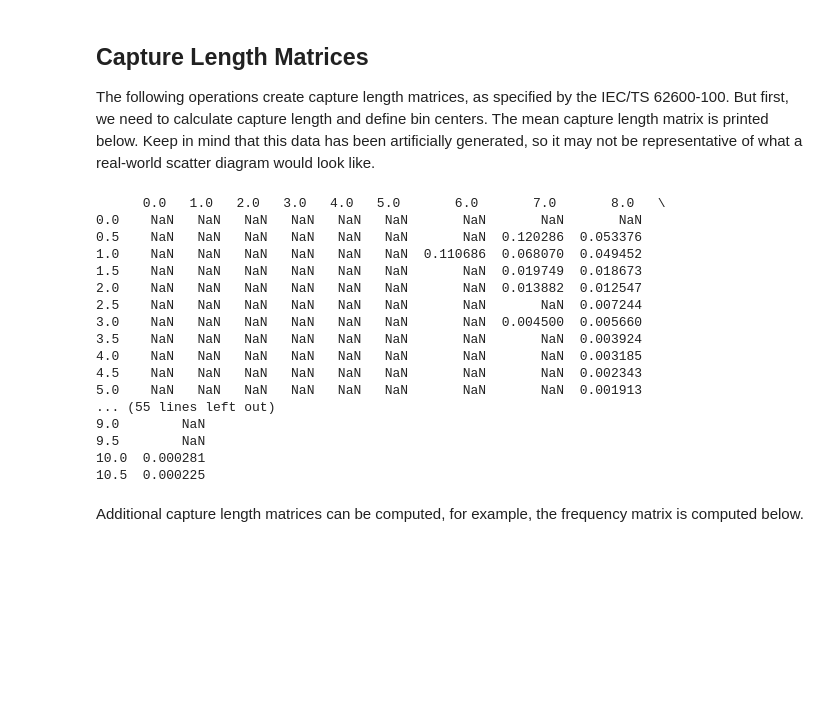
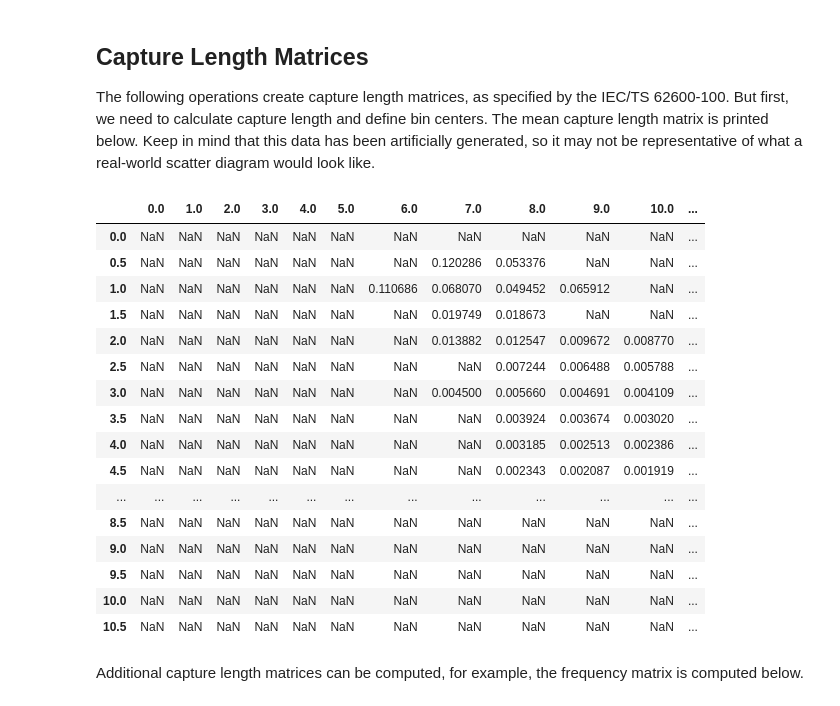
Before and after one commit to MHKiT-Software/MHKiT-Python, a Jupyter notebook: examples/wave_example.ipynb, the cells around one changed output. Saved outputs shown, nothing was run; the diff lists cells and outputs as text; code cells hidden in the pictures; blank space fills up the shorter version.

```diff
--- a/examples/wave_example.ipynb
+++ b/examples/wave_example.ipynb
@@ -92,0 +111,3 @@ For demonstration purposes, this example uses synthetic power data generated fro
+# %%
+ndbc_data = raw_ndbc_data.T  # Transpose raw NDBC data
+ndbc_data.head()
@@ -92,0 +125,3 @@ For demonstration purposes, this example uses synthetic power data generated fro
+# %%
+Te = wave.resource.energy_period(ndbc_data) # Compute the enegy periods from the NDBC spectra data
+Te.head()
@@ -92,0 +175,4 @@ For demonstration purposes, this example uses synthetic power data generated fro
+# %%
+Te = Te.squeeze()          # Convert the energy period DataFrame to a Series.
+J  = J['J']                # Can also convert to Series by calling a specific column in the DataFrame
+Hm0= Hm0['Hm0']
@@ -102,38 +190,38 @@ The following operations create capture length matrices, as specified by the IEC
 # %%
 # Calculate capture length
 L = wave.performance.capture_length(P, J)
 
 # Generate bins for Hm0 and Te
-Hm0_bins = np.arange(0, Hm0.values.max() + .5, .5) # input is start, stop, and step size
+Hm0_bins = np.arange(0, Hm0.values.max() + .5, .5)              # Input format: (start, stop, step_size)
 Te_bins = np.arange(0, Te.values.max() + 1, 1)
 
 # Create capture length matrices using mean, standard deviation, count, min and max statistics
 LM_mean = wave.performance.capture_length_matrix(Hm0, Te, L, 'mean', Hm0_bins, Te_bins)
 LM_std = wave.performance.capture_length_matrix(Hm0, Te, L, 'std', Hm0_bins, Te_bins)
 LM_count = wave.performance.capture_length_matrix(Hm0, Te, L, 'count', Hm0_bins, Te_bins)
 LM_min = wave.performance.capture_length_matrix(Hm0, Te, L, 'min', Hm0_bins, Te_bins)
 LM_max = wave.performance.capture_length_matrix(Hm0, Te, L, 'max', Hm0_bins, Te_bins)
 
-# Print capture length matrices using mean
-print(LM_mean)
+# Show mean capture length matrix
+LM_mean
 # %% [output]
-      0.0   1.0   2.0   3.0   4.0   5.0       6.0       7.0       8.0   \
-0.0    NaN   NaN   NaN   NaN   NaN   NaN       NaN       NaN       NaN
-0.5    NaN   NaN   NaN   NaN   NaN   NaN       NaN  0.120286  0.053376
-1.0    NaN   NaN   NaN   NaN   NaN   NaN  0.110686  0.068070  0.049452
-1.5    NaN   NaN   NaN   NaN   NaN   NaN       NaN  0.019749  0.018673
-2.0    NaN   NaN   NaN   NaN   NaN   NaN       NaN  0.013882  0.012547
-2.5    NaN   NaN   NaN   NaN   NaN   NaN       NaN       NaN  0.007244
-3.0    NaN   NaN   NaN   NaN   NaN   NaN       NaN  0.004500  0.005660
-3.5    NaN   NaN   NaN   NaN   NaN   NaN       NaN       NaN  0.003924
-4.0    NaN   NaN   NaN   NaN   NaN   NaN       NaN       NaN  0.003185
-4.5    NaN   NaN   NaN   NaN   NaN   NaN       NaN       NaN  0.002343
-5.0    NaN   NaN   NaN   NaN   NaN   NaN       NaN       NaN  0.001913
-... (55 lines left out)
-9.0        NaN
-9.5        NaN
-10.0  0.000281
-10.5  0.000225
+|  | 0.0 | 1.0 | 2.0 | 3.0 | 4.0 | 5.0 | 6.0 | 7.0 | 8.0 | 9.0 | 10.0 | ... |
+| 0.0 | NaN | NaN | NaN | NaN | NaN | NaN | NaN | NaN | NaN | NaN | NaN | ... |
+| 0.5 | NaN | NaN | NaN | NaN | NaN | NaN | NaN | 0.120286 | 0.053376 | NaN | NaN | ... |
+| 1.0 | NaN | NaN | NaN | NaN | NaN | NaN | 0.110686 | 0.068070 | 0.049452 | 0.065912 | NaN | ... |
+| 1.5 | NaN | NaN | NaN | NaN | NaN | NaN | NaN | 0.019749 | 0.018673 | NaN | NaN | ... |
+| 2.0 | NaN | NaN | NaN | NaN | NaN | NaN | NaN | 0.013882 | 0.012547 | 0.009672 | 0.008770 | ... |
+| 2.5 | NaN | NaN | NaN | NaN | NaN | NaN | NaN | NaN | 0.007244 | 0.006488 | 0.005788 | ... |
+| 3.0 | NaN | NaN | NaN | NaN | NaN | NaN | NaN | 0.004500 | 0.005660 | 0.004691 | 0.004109 | ... |
+| 3.5 | NaN | NaN | NaN | NaN | NaN | NaN | NaN | NaN | 0.003924 | 0.003674 | 0.003020 | ... |
+| 4.0 | NaN | NaN | NaN | NaN | NaN | NaN | NaN | NaN | 0.003185 | 0.002513 | 0.002386 | ... |
+| 4.5 | NaN | NaN | NaN | NaN | NaN | NaN | NaN | NaN | 0.002343 | 0.002087 | 0.001919 | ... |
+| ... | ... | ... | ... | ... | ... | ... | ... | ... | ... | ... | ... | ... |
+| 8.5 | NaN | NaN | NaN | NaN | NaN | NaN | NaN | NaN | NaN | NaN | NaN | ... |
+| 9.0 | NaN | NaN | NaN | NaN | NaN | NaN | NaN | NaN | NaN | NaN | NaN | ... |
+| 9.5 | NaN | NaN | NaN | NaN | NaN | NaN | NaN | NaN | NaN | NaN | NaN | ... |
+| 10.0 | NaN | NaN | NaN | NaN | NaN | NaN | NaN | NaN | NaN | NaN | NaN | ... |
+| 10.5 | NaN | NaN | NaN | NaN | NaN | NaN | NaN | NaN | NaN | NaN | NaN | ... |
 # %% [markdown]
 Additional capture length matrices can be computed, for example, the frequency matrix is computed below.
 # %%
```
Also changed, not shown: parts of 16 cells of this notebook, 4 other files.
